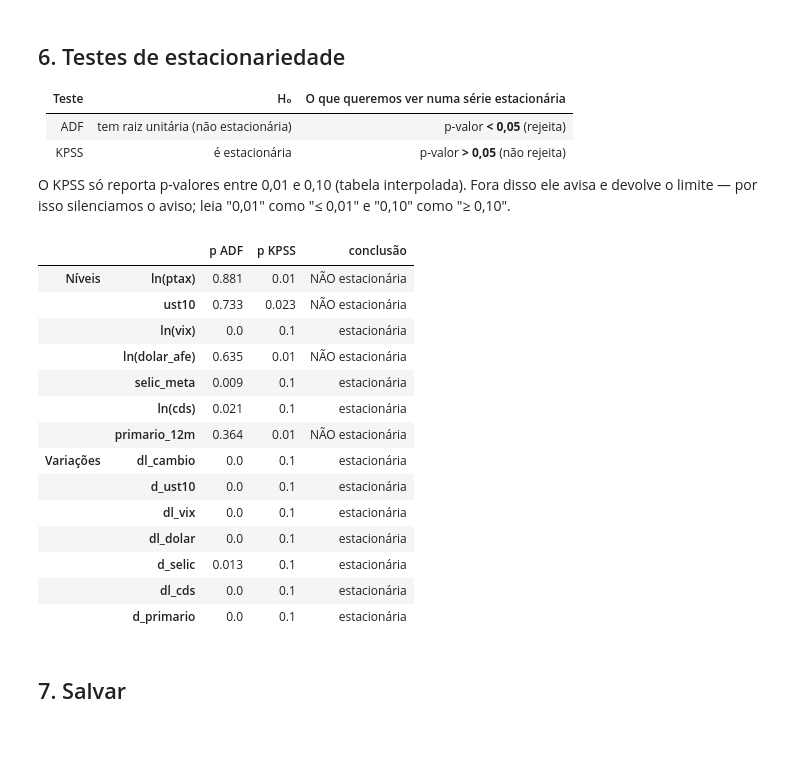
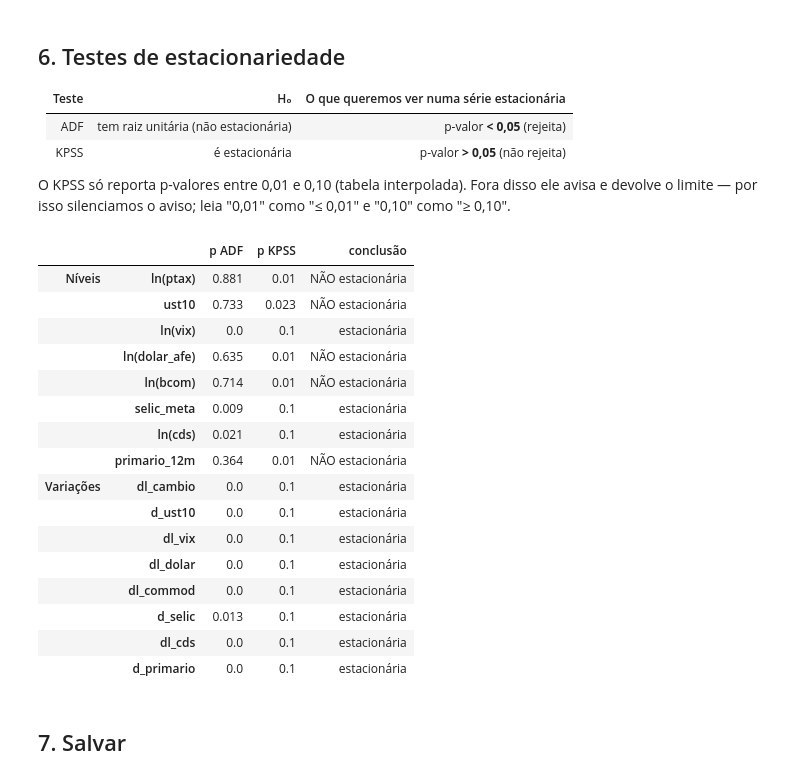
Before and after one commit to guireikdal/cambio_dol.brl_fatores, a Jupyter notebook: 03_tratamento.ipynb, the cells around one changed output. Drawn from its saved outputs; the diff is of its cells as text; code cells hidden in the pictures; blank space fills up the shorter version.

```diff
--- a/03_tratamento.ipynb
+++ b/03_tratamento.ipynb
@@ -31,6 +31,7 @@ def ler(nome):
 ptax = ler("ptax_venda.csv")
 selic = ler("selic_meta.csv")
 cds = ler("cds_5a.csv")
+bcom = ler("bcom.csv")
 externas = ler("externas_fred.csv")   # ust10, vix, dolar_afe
 focus = pd.read_csv(BRUTOS / "focus_primario.csv", parse_dates=["Data"])
 # %% [markdown]
@@ -85,6 +86,7 @@ niveis = pd.concat(
     [
         ptax.resample("ME").last(),
         externas.resample("ME").last(),
+        bcom.resample("ME").last(),
         selic.resample("ME").last(),
         cds.resample("ME").last(),
         primario_12m.resample("ME").last(),
@@ -93,7 +95,7 @@ niveis = pd.concat(
     sort=True,
 ).loc[INICIO_NIVEIS:FIM]
 
-niveis = niveis[["ptax_venda", "ust10", "vix", "dolar_afe", "selic_meta", "cds_5a", "primario_12m"]]
+niveis = niveis[["ptax_venda", "ust10", "vix", "dolar_afe", "bcom", "selic_meta", "cds_5a", "primario_12m"]]
 print("Faltantes por coluna:", niveis.isna().sum().to_dict())
 niveis.tail()
 # %% [output]
@@ -118,6 +120,7 @@ variacoes = pd.DataFrame({
     "d_ust10":     niveis["ust10"].diff(),       # externa (p.p.)
     "dl_vix":      dlog(niveis["vix"]),          # externa (%)
     "dl_dolar":    dlog(niveis["dolar_afe"]),    # externa (%)
+    "dl_commod":   dlog(niveis["bcom"]),         # externa (%): commodities sobem → real tende a valorizar
     "d_selic":     niveis["selic_meta"].diff(),  # doméstica (p.p.)
     "dl_cds":      dlog(niveis["cds_5a"]),       # doméstica (%) — será "limpa" na etapa 5
     "d_primario":  niveis["primario_12m"].diff() # doméstica (p.p. do PIB; + = melhora fiscal esperada)
@@ -170,34 +174,35 @@ def testar(serie):
         warnings.simplefilter("ignore", InterpolationWarning)
         p_kpss = kpss(serie, regression="c", nlags="auto", result_object=False)[1]
     if p_adf < 0.05 and p_kpss > 0.05:
         conclusao = "estacionária"
     elif p_adf >= 0.05 and p_kpss <= 0.05:
         conclusao = "NÃO estacionária"
     else:
         conclusao = "inconclusivo"
     return {"p ADF": round(p_adf, 3), "p KPSS": round(p_kpss, 3), "conclusão": conclusao}
 
 # Níveis na mesma escala usada nas variações (log para preços/índices)
 niveis_teste = {
     "ln(ptax)": np.log(niveis["ptax_venda"]), "ust10": niveis["ust10"], "ln(vix)": np.log(niveis["vix"]),
-    "ln(dolar_afe)": np.log(niveis["dolar_afe"]), "selic_meta": niveis["selic_meta"],
+    "ln(dolar_afe)": np.log(niveis["dolar_afe"]), "ln(bcom)": np.log(niveis["bcom"]), "selic_meta": niveis["selic_meta"],
     "ln(cds)": np.log(niveis["cds_5a"]), "primario_12m": niveis["primario_12m"],
 }
 
 resultado = pd.concat(
     [
         pd.DataFrame({nome: testar(s) for nome, s in niveis_teste.items()}).T,
         pd.DataFrame({nome: testar(variacoes[nome]) for nome in variacoes.columns}).T,
     ],
     keys=["Níveis", "Variações"],
 )
 resultado
 # %% [output]
 |  |  | p ADF | p KPSS | conclusão |
 | Níveis | ln(ptax) | 0.881 | 0.01 | NÃO estacionária |
 |  | ust10 | 0.733 | 0.023 | NÃO estacionária |
 |  | ln(vix) | 0.0 | 0.1 | estacionária |
 |  | ln(dolar_afe) | 0.635 | 0.01 | NÃO estacionária |
+|  | ln(bcom) | 0.714 | 0.01 | NÃO estacionária |
 |  | selic_meta | 0.009 | 0.1 | estacionária |
 |  | ln(cds) | 0.021 | 0.1 | estacionária |
 |  | primario_12m | 0.364 | 0.01 | NÃO estacionária |
@@ -205,6 +210,7 @@ resultado
 |  | d_ust10 | 0.0 | 0.1 | estacionária |
 |  | dl_vix | 0.0 | 0.1 | estacionária |
 |  | dl_dolar | 0.0 | 0.1 | estacionária |
+|  | dl_commod | 0.0 | 0.1 | estacionária |
 |  | d_selic | 0.013 | 0.1 | estacionária |
 |  | dl_cds | 0.0 | 0.1 | estacionária |
 |  | d_primario | 0.0 | 0.1 | estacionária |
```
Also changed, not shown: parts of 4 cells of this notebook, 28 other files.
